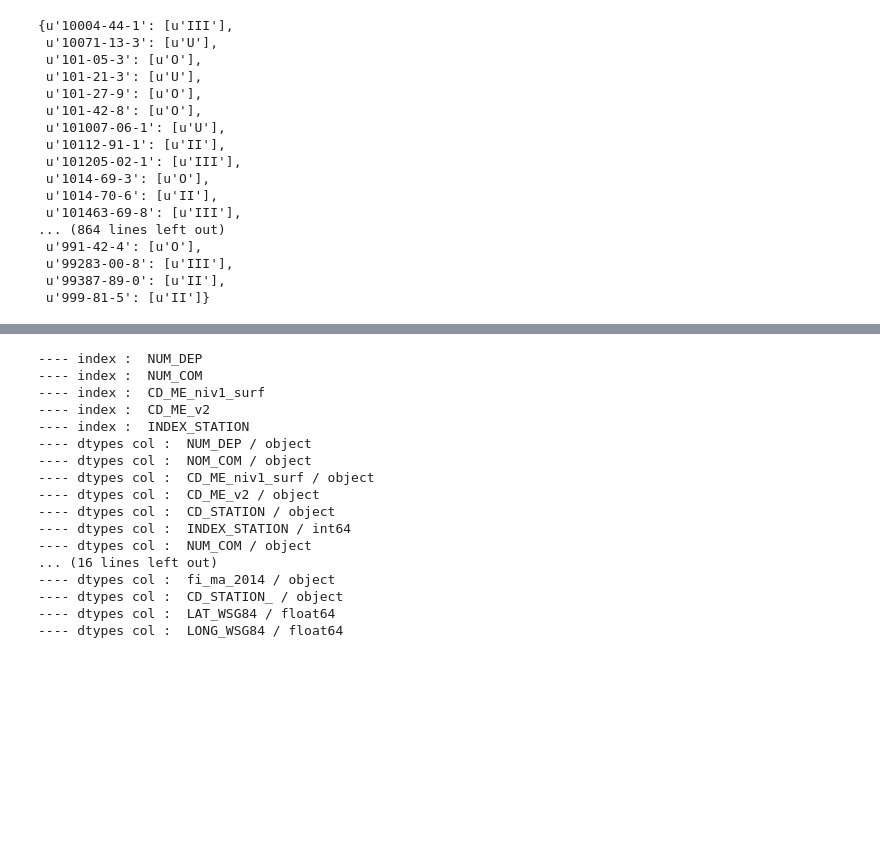
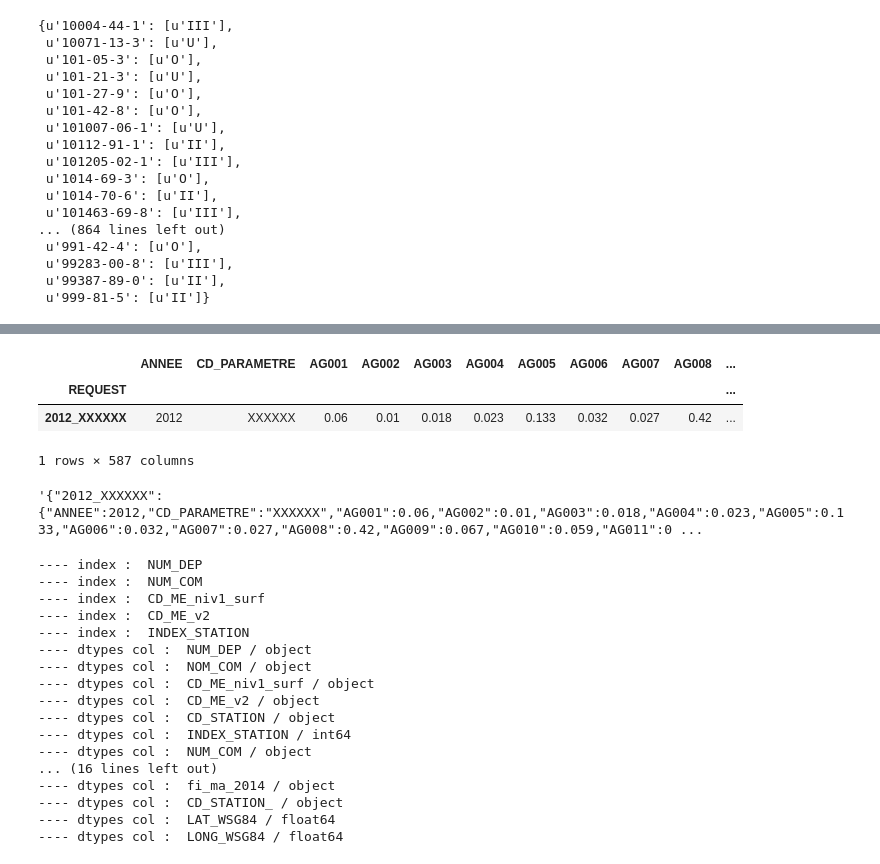
Before and after one commit to JulienParis/hydroviz, a Jupyter notebook: app/static/data/stats_web/test_df_queries.ipynb, the cells around one changed output, grey strips where cells are left out. Drawn from its saved outputs; the diff is of its cells as text; code cells hidden in the pictures; blank space fills up the shorter version.

```diff
--- a/app/static/data/stats_web/test_df_queries.ipynb
+++ b/app/static/data/stats_web/test_df_queries.ipynb
@@ -112,3 +144,29 @@ df_stations#.sample(3)
+# %%
+idx = pd.IndexSlice
+
+df_AV_ME_ = df_AV_ME.copy()
+#print df_AV_ME_.columns
+
+
+slice_AV_ME = df_AV_ME_.loc[ idx[ [2012],["XXXXXX"] ], "AG001":"TOT_FRANCE" ]
+slice_AV_ME = slice_AV_ME.reset_index()
+
+slice_AV_ME["REQUEST"] = slice_AV_ME['ANNEE'].astype(str) + "_" + slice_AV_ME['CD_PARAMETRE']
+slice_AV_ME.set_index( ["REQUEST"], inplace=True )
+
+
+#slice_AV_ME = slice_AV_ME.T
+
+slice_AV_ME.sample()
+# %% [output]
+|  | ANNEE | CD_PARAMETRE | AG001 | AG002 | AG003 | AG004 | AG005 | AG006 | AG007 | AG008 | ... |
+| REQUEST |  |  |  |  |  |  |  |  |  |  | ... |
+| 2012_XXXXXX | 2012 | XXXXXX | 0.06 | 0.01 | 0.018 | 0.023 | 0.133 | 0.032 | 0.027 | 0.42 | ... |
+1 rows × 587 columns
+# %%
+slice_AV_ME.to_json(orient="index")
+# %% [output]
+'{"2012_XXXXXX":{"ANNEE":2012,"CD_PARAMETRE":"XXXXXX","AG001":0.06,"AG002":0.01,"AG003":0.018,"AG004":0.023,"AG005":0.133,"AG006":0.032,"AG007":0.027,"AG008":0.42,"AG009":0.067,"AG010":0.059,"AG011":0 ...
 # %%
 checkDTypes(df_stations)
 # %% [output]
```
Also changed, not shown: parts of 6 cells of this notebook, 5 other files.
